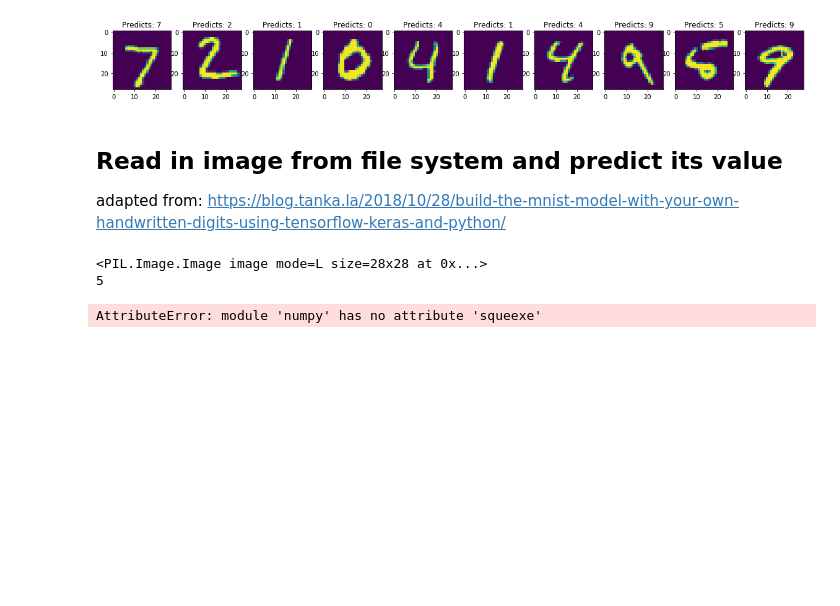
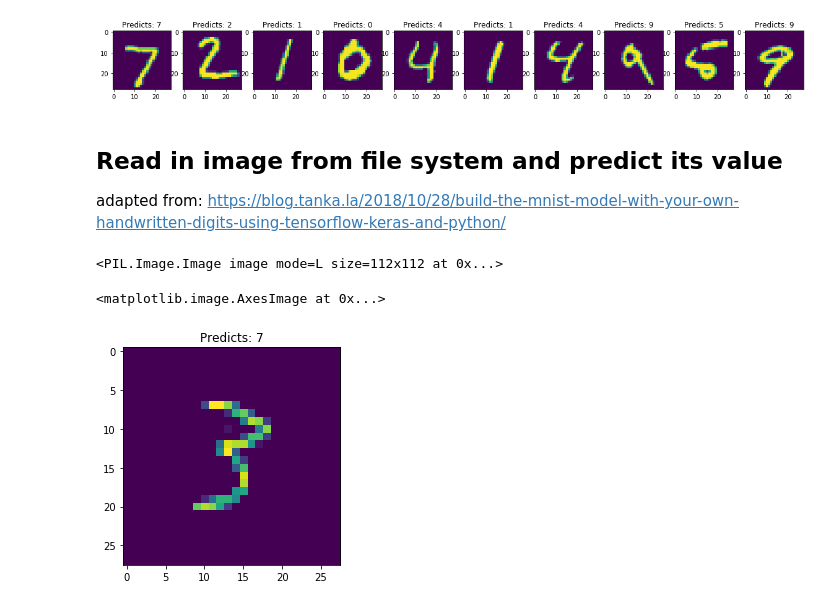
Before and after one commit to Cheezy23/MNIST_Project, a Jupyter notebook: MNIST_Dataset_Project.ipynb, the cells around one changed output. Saved outputs shown, nothing was run; the diff lists cells and outputs as text; code cells hidden in the pictures; blank space fills up the shorter version.

```diff
--- a/MNIST_Dataset_Project.ipynb
+++ b/MNIST_Dataset_Project.ipynb
@@ -282,14 +251,17 @@ for i in range(10):
 ## Read in image from file system and predict its value
 adapted from: https://blog.tanka.la/2018/10/28/build-the-mnist-model-with-your-own-handwritten-digits-using-tensorflow-keras-and-python/
 # %%
-original_image = Image.open('drawing2.png').convert("L")
+original_image = Image.open('drawing.png').convert("L")
 print(original_image)
 size = (28,28)
 original_image = ImageOps.fit(original_image, size, Image.ANTIALIAS)
 
 img_array = np.array(original_image).reshape(1,28,28,1)
 prediction1 = loaded_model.predict(img_array)
-print(np.argmax(prediction1))
+
+plt.title("Predicts: "+str(np.argmax(prediction1)))
+plt.imshow(original_image)
 # %% [output]
-<PIL.Image.Image image mode=L size=28x28 at 0x...>
-5
+<PIL.Image.Image image mode=L size=112x112 at 0x...>
+<matplotlib.image.AxesImage at 0x...>
+[figure, added]
@@ -298,4 +267,0 @@ print(x_test[1])
-# %%
-plt.imshow(np.squeexe(image1))
-# %% [output]
-AttributeError: module 'numpy' has no attribute 'squeexe'
```
Also changed, not shown: parts of 12 cells of this notebook, 7 other files.
